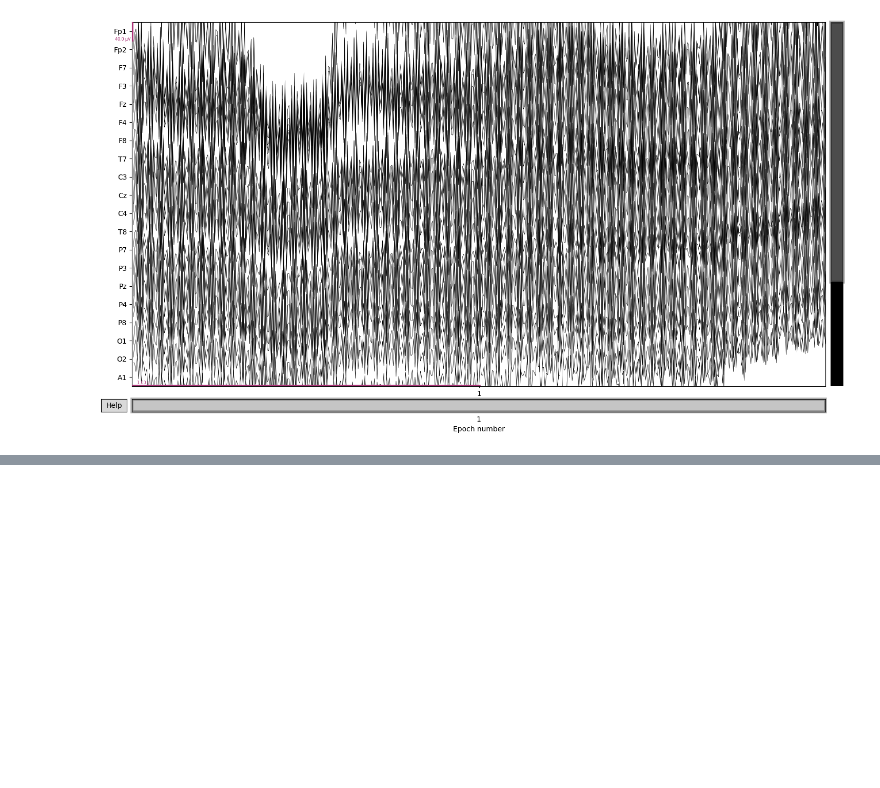
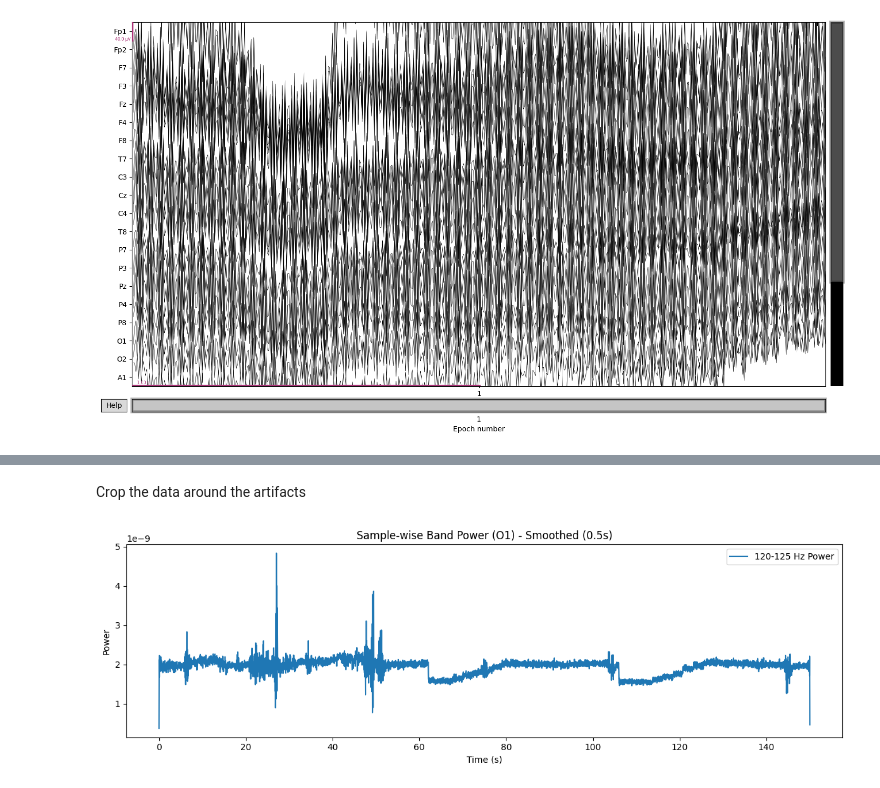
Before and after one commit to lenasalz/dbs-eeg-sync, a Jupyter notebook: notebooks/epi_sync_test.ipynb, the cells around one changed output, grey strips where cells are left out. Cells and saved outputs as stored; diff of their text form; code cells hidden in the pictures; blank space fills up the shorter version.

```diff
--- a/notebooks/epi_sync_test.ipynb
+++ b/notebooks/epi_sync_test.ipynb
@@ -164,0 +166,10 @@ plt.show()
+# %% [markdown]
+Crop the data around the artifacts
+# %%
+# cut eeg data between 1350 and 1500 s
+eeg_raw_cut = eeg_raw.copy().crop(1350, 1500)
+
+# compute eeg power between 1350 and 1500 s
+eeg_power_cut, time_axis_cut = compute_samplewise_eeg_power(eeg_raw_cut, 120, 125, channel='O1', plot=True)
+# %% [output]
+[figure, added]
```
Also changed, not shown: parts of 10 cells of this notebook, 2 other files.
